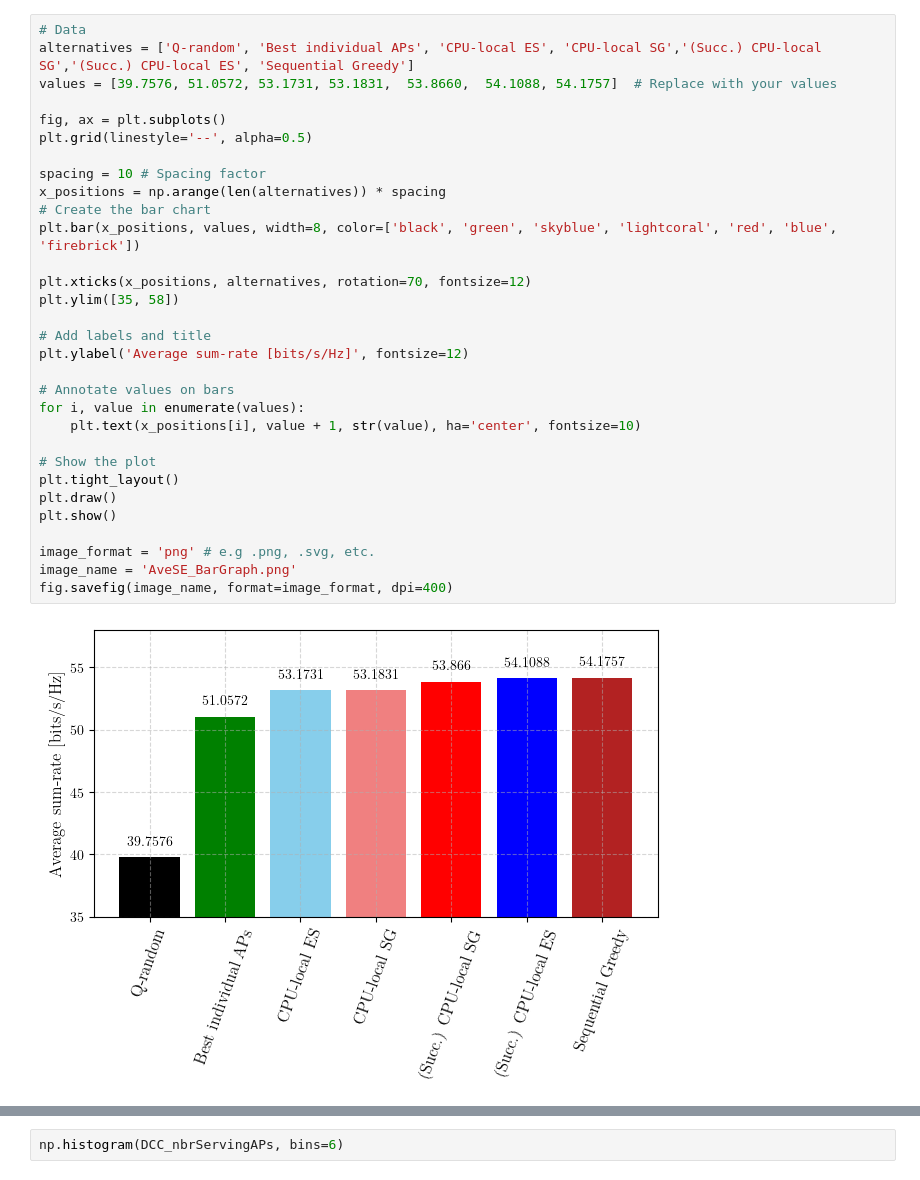
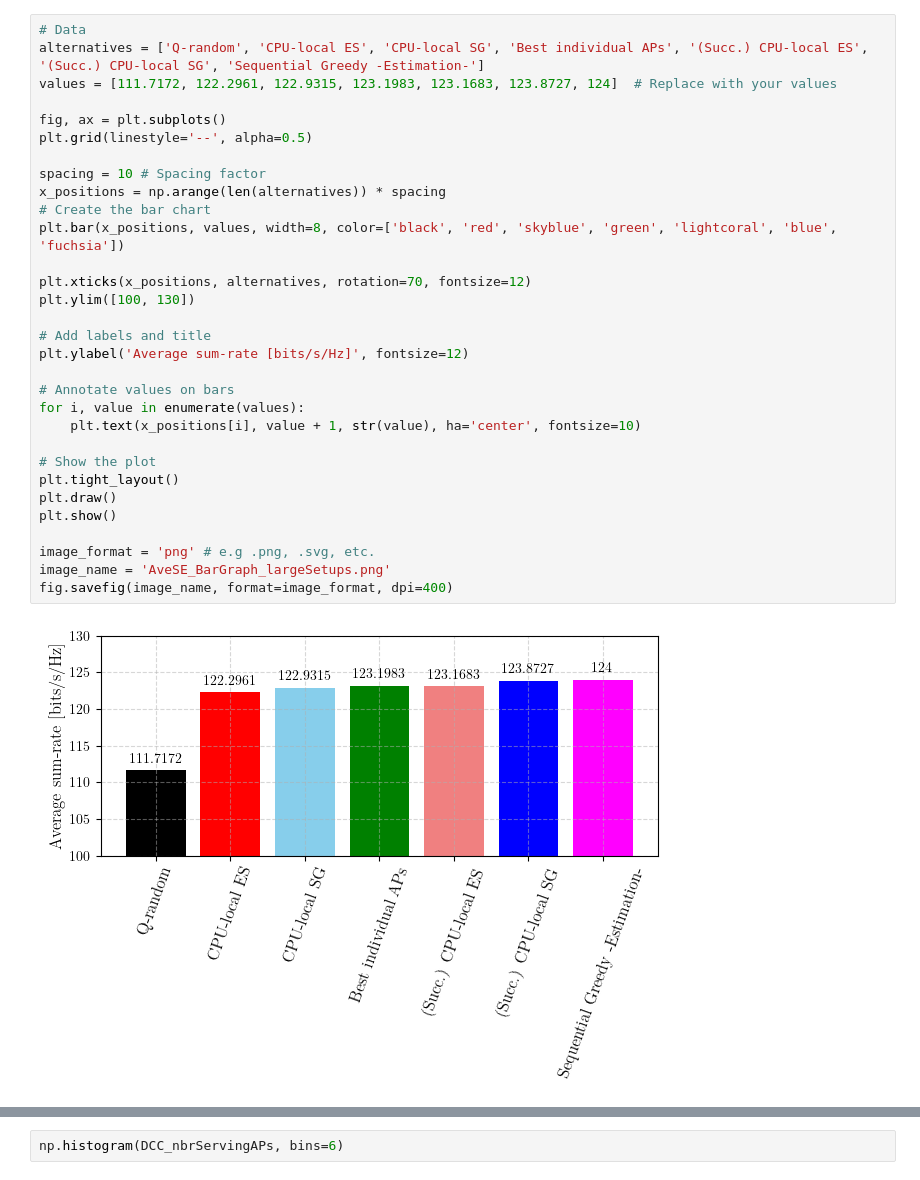
Before and after one commit to DarielPereira/GNN-Optimization-AP-activation-CF_mMIMO, a Jupyter notebook: GRAPHs/BarGraphs.ipynb, the cells around one changed output, grey strips where cells are left out. Cells and saved outputs as stored; diff of their text form.

```diff
--- a/GRAPHs/BarGraphs.ipynb
+++ b/GRAPHs/BarGraphs.ipynb
@@ -8,33 +41,33 @@ plt.rc('font', family='Times New Roman')
 # %%
 # Data
-alternatives = ['Q-random', 'Best individual APs', 'CPU-local ES', 'CPU-local SG','(Succ.) CPU-local SG','(Succ.) CPU-local ES', 'Sequential Greedy']
-values = [39.7576, 51.0572, 53.1731, 53.1831,  53.8660,  54.1088, 54.1757]  # Replace with your values
+alternatives = ['Q-random', 'CPU-local ES', 'CPU-local SG', 'Best individual APs', '(Succ.) CPU-local ES', '(Succ.) CPU-local SG', 'Sequential Greedy -Estimation-']
+values = [111.7172, 122.2961, 122.9315, 123.1983, 123.1683, 123.8727, 124]  # Replace with your values
 
 fig, ax = plt.subplots()
 plt.grid(linestyle='--', alpha=0.5)
 
 spacing = 10 # Spacing factor
 x_positions = np.arange(len(alternatives)) * spacing
 # Create the bar chart
-plt.bar(x_positions, values, width=8, color=['black', 'green', 'skyblue', 'lightcoral', 'red', 'blue', 'firebrick'])
+plt.bar(x_positions, values, width=8, color=['black', 'red', 'skyblue', 'green', 'lightcoral', 'blue', 'fuchsia'])
 
 plt.xticks(x_positions, alternatives, rotation=70, fontsize=12)
-plt.ylim([35, 58])
+plt.ylim([100, 130])
 
 # Add labels and title
 plt.ylabel('Average sum-rate [bits/s/Hz]', fontsize=12)
 
 # Annotate values on bars
 for i, value in enumerate(values):
     plt.text(x_positions[i], value + 1, str(value), ha='center', fontsize=10)
 
 # Show the plot
 plt.tight_layout()
 plt.draw()
 plt.show()
 
 image_format = 'png' # e.g .png, .svg, etc.
-image_name = 'AveSE_BarGraph.png'
+image_name = 'AveSE_BarGraph_largeSetups.png'
 fig.savefig(image_name, format=image_format, dpi=400)
 # %% [output]
-[figure, old version]
+[figure, new version]
```
Also changed, not shown: parts of 4 cells of this notebook, 6 other files.
